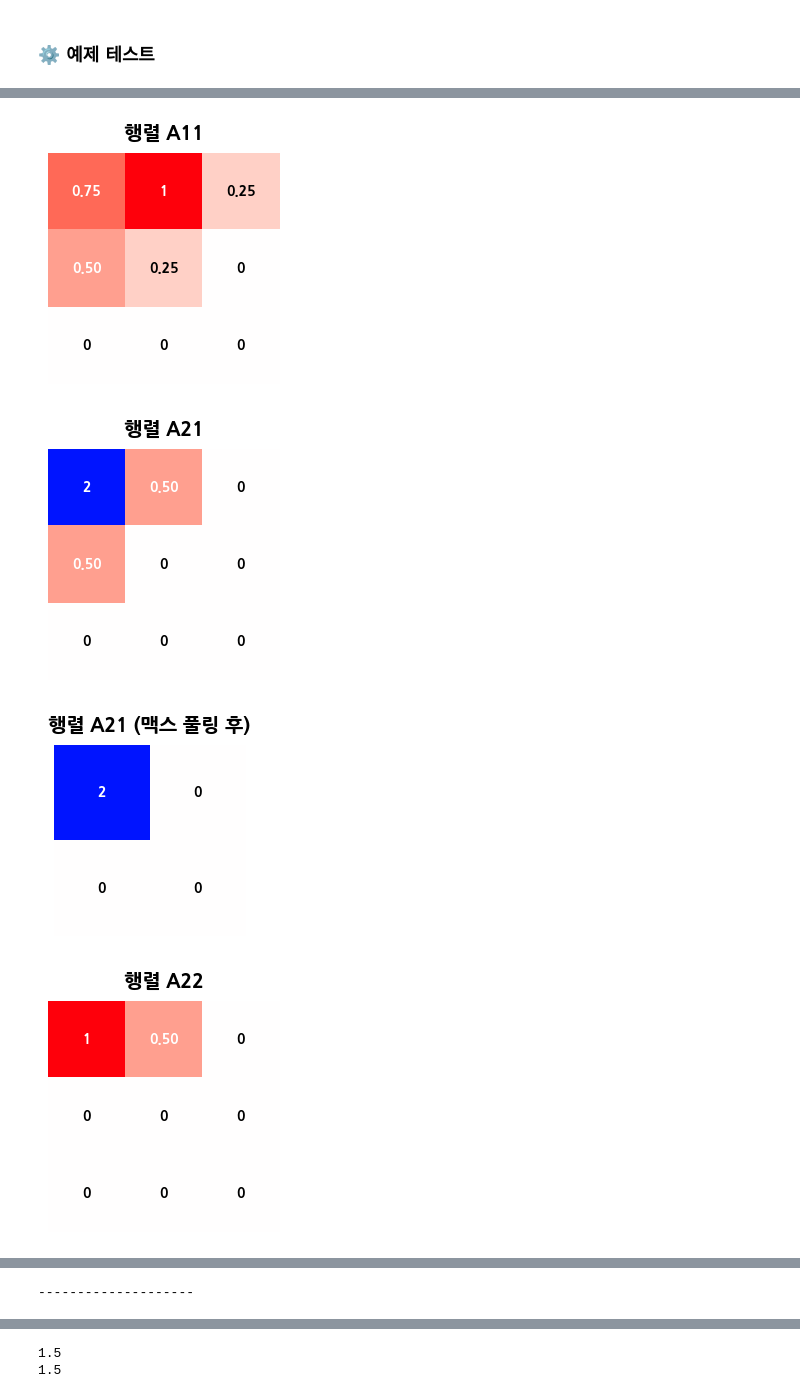
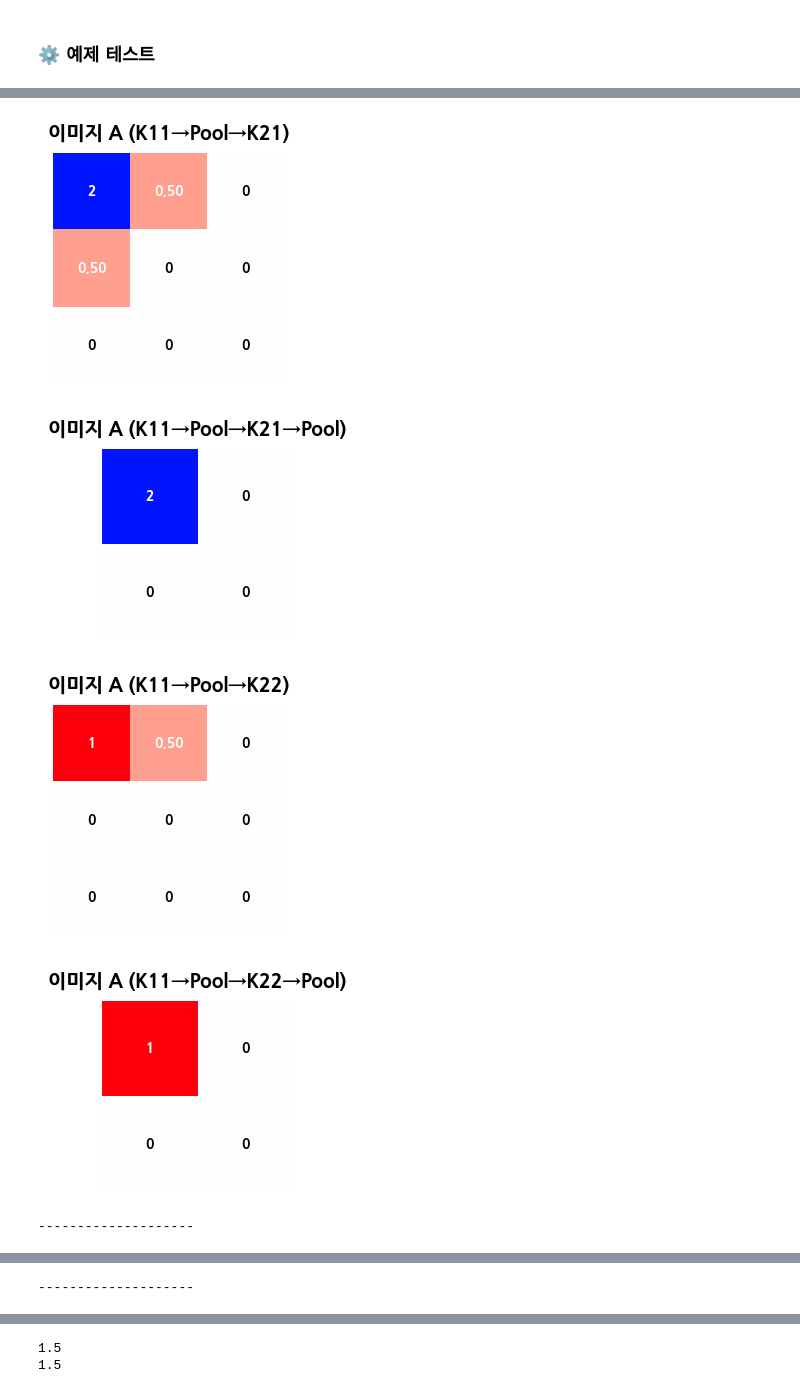
Before and after one commit to MINDS-edu/The-5th-POSTECH-Youth-Mathematical-Artificial-Intelligence-Academy, a Jupyter notebook: PYMAIA5_day3_CNN_이론.ipynb, the cells around one changed output, grey strips where cells are left out. Saved outputs shown, nothing was run; the diff lists cells and outputs as text; code cells hidden in the pictures.

```diff
--- a/PYMAIA5_day3_CNN_이론.ipynb
+++ b/PYMAIA5_day3_CNN_이론.ipynb
@@ -406,27 +429,23 @@ k3 = np.array(
 # %%
-displayer.run(A, "행렬 A")
-
 A11 = convolution(A, k11)
-displayer.run(A11, "행렬 A11")
+displayer.run(A11, "이미지 A (K11)")
 A11 = max_pooling(A11)
-displayer.run(A11, "행렬 A11 (맥스 풀링 후)")
+displayer.run(A11, "이미지 A (K11→Pool)")
 
 A12 = convolution(A, k12)
-displayer.run(A12, "행렬 A12")
+displayer.run(A12, "이미지 A (K12)")
 A12 = max_pooling(A12)
-displayer.run(A12, "행렬 A12 (맥스 풀링 후)")
+displayer.run(A12, "이미지 A (K12→Pool)")
 
 print("--------------------\n")
 
-displayer.run(B, "행렬 B")
-
 B11 = convolution(B, k11)
-displayer.run(B11, "행렬 B11")
+displayer.run(B11, "이미지 B (K11)")
 B11 = max_pooling(B11)
-displayer.run(B11, "행렬 B11 (맥스 풀링 후)")
+displayer.run(B11, "이미지 B (K11→Pool)")
 
 B12 = convolution(B, k12)
-displayer.run(B12, "행렬 B12")
+displayer.run(B12, "이미지 B (K12)")
 B12 = max_pooling(B12)
-displayer.run(B12, "행렬 B12 (맥스 풀링 후)")
+displayer.run(B12, "이미지 B (K12→Pool)")
 # %% [output]
@@ -444,59 +461,52 @@ displayer.run(B12, "행렬 B12 (맥스 풀링 후)")
 # %%
-displayer.run(A11, "행렬 A11")
-
 A21 = convolution(A11, k21)
-displayer.run(A21, "행렬 A21")
+displayer.run(A21, "이미지 A (K11→Pool→K21)")
 A21 = max_pooling(A21)
-displayer.run(A21, "행렬 A21 (맥스 풀링 후)")
+displayer.run(A21, "이미지 A (K11→Pool→K21→Pool)")
 
 A22 = convolution(A11, k22)
-displayer.run(A22, "행렬 A22")
+displayer.run(A22, "이미지 A (K11→Pool→K22)")
 A22 = max_pooling(A22)
-displayer.run(A22, "행렬 A22 (맥스 풀링 후)")
+displayer.run(A22, "이미지 A (K11→Pool→K22→Pool)")
 
 print("--------------------\n")
 
-displayer.run(A12, "행렬 A12")
-
 A23 = convolution(A12, k21)
-displayer.run(A23, "행렬 A23")
+displayer.run(A23, "이미지 A (K12→Pool→K21)")
 A23 = max_pooling(A23)
-displayer.run(A23, "행렬 A23 (맥스 풀링 후)")
+displayer.run(A23, "이미지 A (K12→Pool→K21→Pool)")
 
 A24 = convolution(A12, k22)
-displayer.run(A24, "행렬 A24")
+displayer.run(A24, "이미지 A (K12→Pool→K22)")
 A24 = max_pooling(A24)
-displayer.run(A24, "행렬 A24 (맥스 풀링 후)")
+displayer.run(A24, "이미지 A (K12→Pool→K21→Pool)")
 
 print("--------------------\n")
 
-displayer.run(B11, "행렬 B11")
-
 B21 = convolution(B11, k21)
-displayer.run(B21, "행렬 B21")
+displayer.run(B21, "이미지 B (K11→Pool→K21)")
 B21 = max_pooling(B21)
-displayer.run(B21, "행렬 B21 (맥스 풀링 후)")
+displayer.run(B21, "이미지 B (K11→Pool→K22→Pool)")
 
 B22 = convolution(B11, k22)
-displayer.run(B22, "행렬 B22")
+displayer.run(B22, "이미지 B (K11→Pool→K22)")
 B22 = max_pooling(B22)
-displayer.run(B22, "행렬 B22 (맥스 풀링 후)")
+displayer.run(B22, "이미지 B (K11→Pool→K22→Pool)")
 
 print("--------------------\n")
 
-displayer.run(B12, "행렬 B12")
-
 B23 = convolution(B12, k21)
-displayer.run(B23, "행렬 B23")
+displayer.run(B23, "이미지 B (K12→Pool→K21)")
 B23 = max_pooling(B23)
-displayer.run(B23, "행렬 B23 (맥스 풀링 후)")
+displayer.run(B23, "이미지 B (K12→Pool→K21→Pool)")
 
 B24 = convolution(B12, k22)
-displayer.run(B24, "행렬 B24")
+displayer.run(B24, "이미지 B (K12→Pool→K22)")
 B24 = max_pooling(B24)
-displayer.run(B24, "행렬 B24 (맥스 풀링 후)")
+displayer.run(B24, "이미지 B (K12→Pool→K22→Pool)")
 # %% [output]
-[figure, old version]
+[figure, new version]
-[figure, old version]
+[figure, new version]
-[figure, old version]
+[figure, new version]
-[figure, old version]
+[figure, new version]
+--------------------
@@ -504 +513,0 @@ displayer.run(B24, "행렬 B24 (맥스 풀링 후)")
---------------------
@@ -507,0 +517 @@ displayer.run(B24, "행렬 B24 (맥스 풀링 후)")
+--------------------
```
Also changed, not shown: parts of 7 cells of this notebook.
